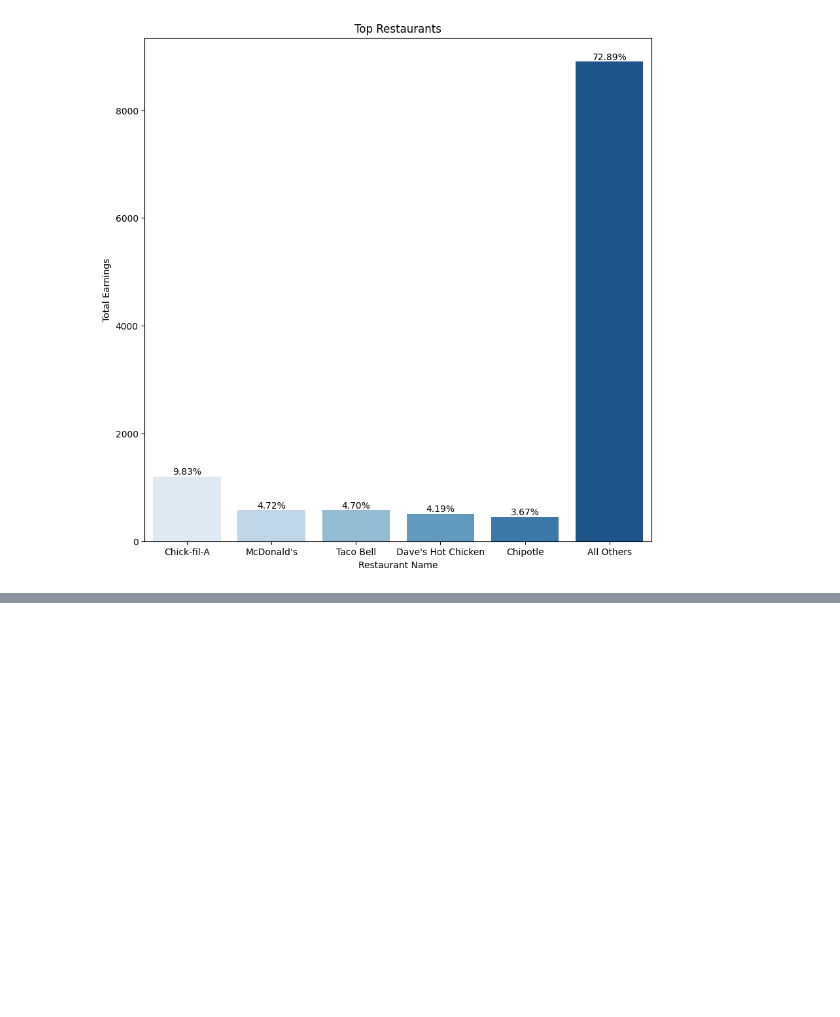
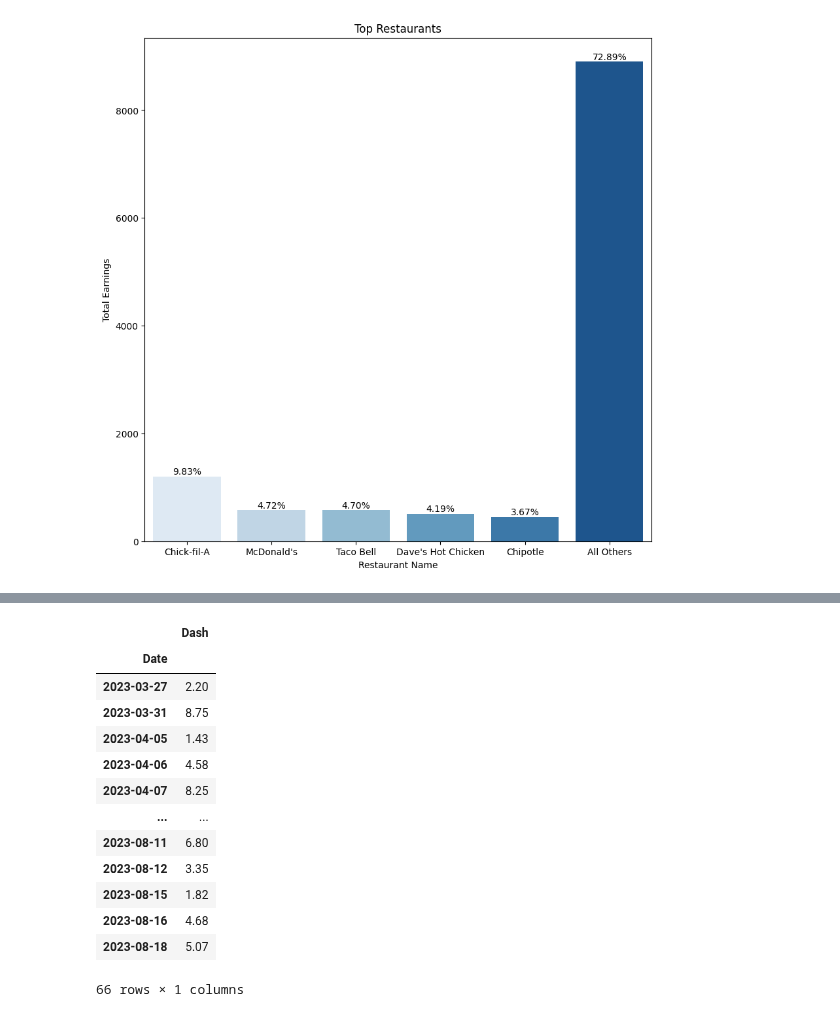
Before and after one commit to Crawford92/DeliveryData, a Jupyter notebook: stats.ipynb, the cells around one changed output, grey strips where cells are left out. Cells and saved outputs as stored; diff of their text form; code cells hidden in the pictures; blank space fills up the shorter version.

```diff
--- a/stats.ipynb
+++ b/stats.ipynb
@@ -802,0 +819,20 @@ plt.close()
+# %%
+tempDF = sheets_DaysDF[["Date", "Dash"]].copy()
+tempDF.index = tempDF['Date']
+del tempDF['Date']
+tempDF
+# %% [output]
+|  | Dash |
+| Date |  |
+| 2023-03-27 | 2.20 |
+| 2023-03-31 | 8.75 |
+| 2023-04-05 | 1.43 |
+| 2023-04-06 | 4.58 |
+| 2023-04-07 | 8.25 |
+| ... | ... |
+| 2023-08-11 | 6.80 |
+| 2023-08-12 | 3.35 |
+| 2023-08-15 | 1.82 |
+| 2023-08-16 | 4.68 |
+| 2023-08-18 | 5.07 |
+66 rows × 1 columns
```
Also changed, not shown: parts of 5 cells of this notebook.
